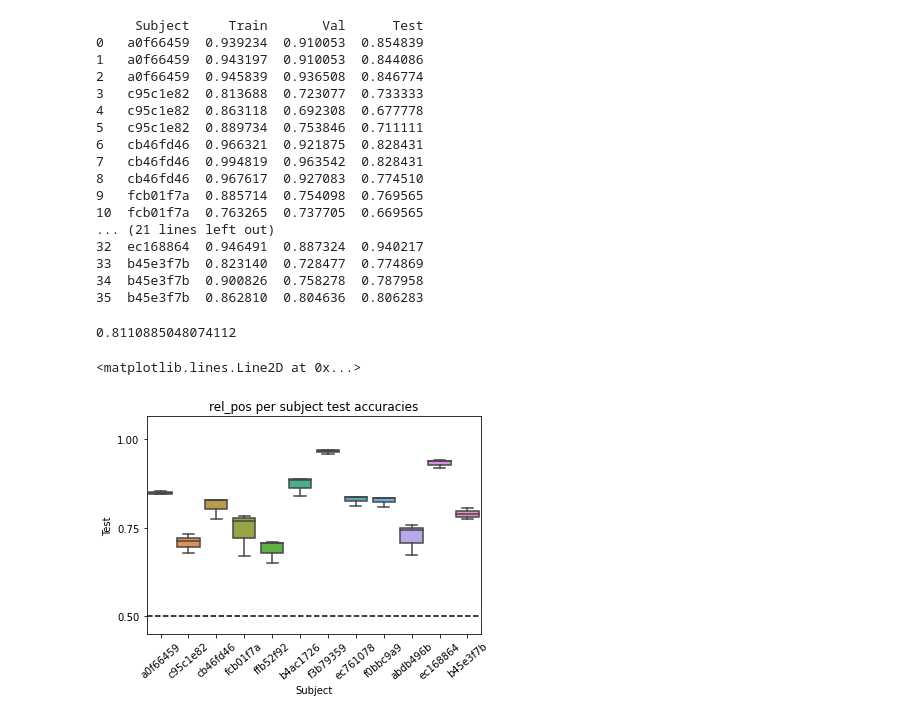
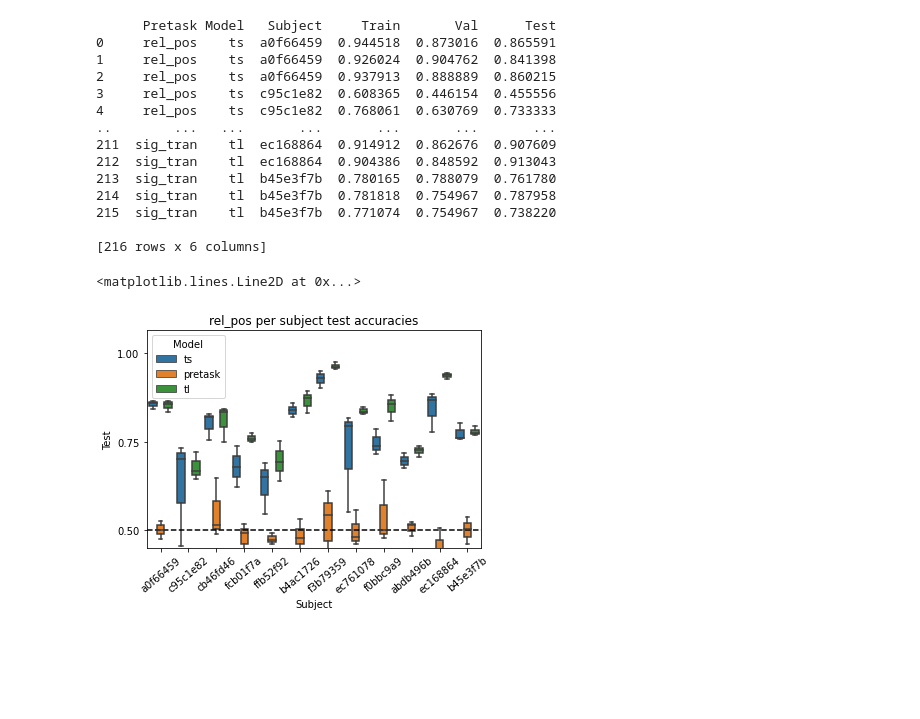
Before and after one commit to strandquistg/ez-ssl, a Jupyter notebook: downstream/DownstreamPlot.ipynb, the cells around one changed output. Saved outputs shown, nothing was run; the diff lists cells and outputs as text; code cells hidden in the pictures; blank space fills up the shorter version.

Commit message:
runs some more plots and stats

```diff
--- a/downstream/DownstreamPlot.ipynb
+++ b/downstream/DownstreamPlot.ipynb
@@ -25,51 +30,49 @@ import seaborn as sns
 # %%
-pretask_type = 'rel_pos'
+pretask_type = ['rel_pos', 'sig_tran']
+model_types = ['ts', 'pretask', 'tl']
 sp = '/home/zsteineh/ez_ssl_results/'
-name = pretask_type+'_acc_dict'
+name = pretask_type[0]+model_types[1]+'_acc_dict'
 with open(sp+'obj/' + name + '.pkl', 'rb') as f:
         acc_dict = pickle.load(f)
 # %%
 sbj_accs = []
-for sbj in acc_dict:
-    for accs_set in acc_dict[sbj]:
-        accs = [sbj]
-        for acc in accs_set:
-            accs.append(acc)
-        sbj_accs.append(accs)
-sbj_acc_df = pd.DataFrame.from_records(sbj_accs, columns = ['Subject', 'Train', 'Val', 'Test'])
+for pretask in pretask_type:
+    for model in model_types:
+        name = pretask+model+'_acc_dict'
+        with open(sp+'obj/' + name + '.pkl', 'rb') as f:
+                acc_dict = pickle.load(f)
+        for sbj in acc_dict:
+            for accs_set in acc_dict[sbj]:
+                accs = [pretask, model, sbj]
+                for acc in accs_set:
+                    accs.append(acc)
+                sbj_accs.append(accs)
+sbj_acc_df = pd.DataFrame.from_records(sbj_accs, columns = ['Pretask','Model','Subject', 'Train', 'Val', 'Test'])
 print(sbj_acc_df)
 # %% [output]
-     Subject     Train       Val      Test
-0   a0f66459  0.939234  0.910053  0.854839
-1   a0f66459  0.943197  0.910053  0.844086
-2   a0f66459  0.945839  0.936508  0.846774
-3   c95c1e82  0.813688  0.723077  0.733333
-4   c95c1e82  0.863118  0.692308  0.677778
-5   c95c1e82  0.889734  0.753846  0.711111
-6   cb46fd46  0.966321  0.921875  0.828431
-7   cb46fd46  0.994819  0.963542  0.828431
-8   cb46fd46  0.967617  0.927083  0.774510
-9   fcb01f7a  0.885714  0.754098  0.769565
-10  fcb01f7a  0.763265  0.737705  0.669565
-... (21 lines left out)
-32  ec168864  0.946491  0.887324  0.940217
-33  b45e3f7b  0.823140  0.728477  0.774869
-34  b45e3f7b  0.900826  0.758278  0.787958
-35  b45e3f7b  0.862810  0.804636  0.806283
+      Pretask Model   Subject     Train       Val      Test
+0     rel_pos    ts  a0f66459  0.944518  0.873016  0.865591
+1     rel_pos    ts  a0f66459  0.926024  0.904762  0.841398
+2     rel_pos    ts  a0f66459  0.937913  0.888889  0.860215
+3     rel_pos    ts  c95c1e82  0.608365  0.446154  0.455556
+4     rel_pos    ts  c95c1e82  0.768061  0.630769  0.733333
+..        ...   ...       ...       ...       ...       ...
+211  sig_tran    tl  ec168864  0.914912  0.862676  0.907609
+212  sig_tran    tl  ec168864  0.904386  0.848592  0.913043
+213  sig_tran    tl  b45e3f7b  0.780165  0.788079  0.761780
+214  sig_tran    tl  b45e3f7b  0.781818  0.754967  0.787958
+215  sig_tran    tl  b45e3f7b  0.771074  0.754967  0.738220
+
+[216 rows x 6 columns]
-# %%
-sbj_acc_df = pd.DataFrame.from_records(sbj_accs, columns = ['Subject', 'Train', 'Val', 'Test'])
-# %%
-sbj_acc_df['Test'].mean()
-# %% [output]
-0.8110885048074112
 # %%
 # plot some subject specific stuff
-plt = sns.boxplot(x = 'Subject', y = 'Test', data = sbj_acc_df)
+plt = sns.boxplot(x = 'Subject', y = 'Test', hue = 'Model',
+                  data = sbj_acc_df.loc[sbj_acc_df['Pretask'] == pretask_type[0]])
 plt.set_xticklabels(plt.get_xticklabels(),rotation=40)
-plt.set_title(pretask_type+' per subject test accuracies')
+plt.set_title(pretask_type[0]+' per subject test accuracies')
 plt.set_ylim([(1/2)-.05,1.065])
 plt.set_yticks([.5,.75,1])
 plt.axhline(1/2,c='k',linestyle='--')
 # %% [output]
 <matplotlib.lines.Line2D at 0x...>
-[figure, old version]
+[figure, new version]
```
Also changed, not shown: parts of 5 cells of this notebook.
